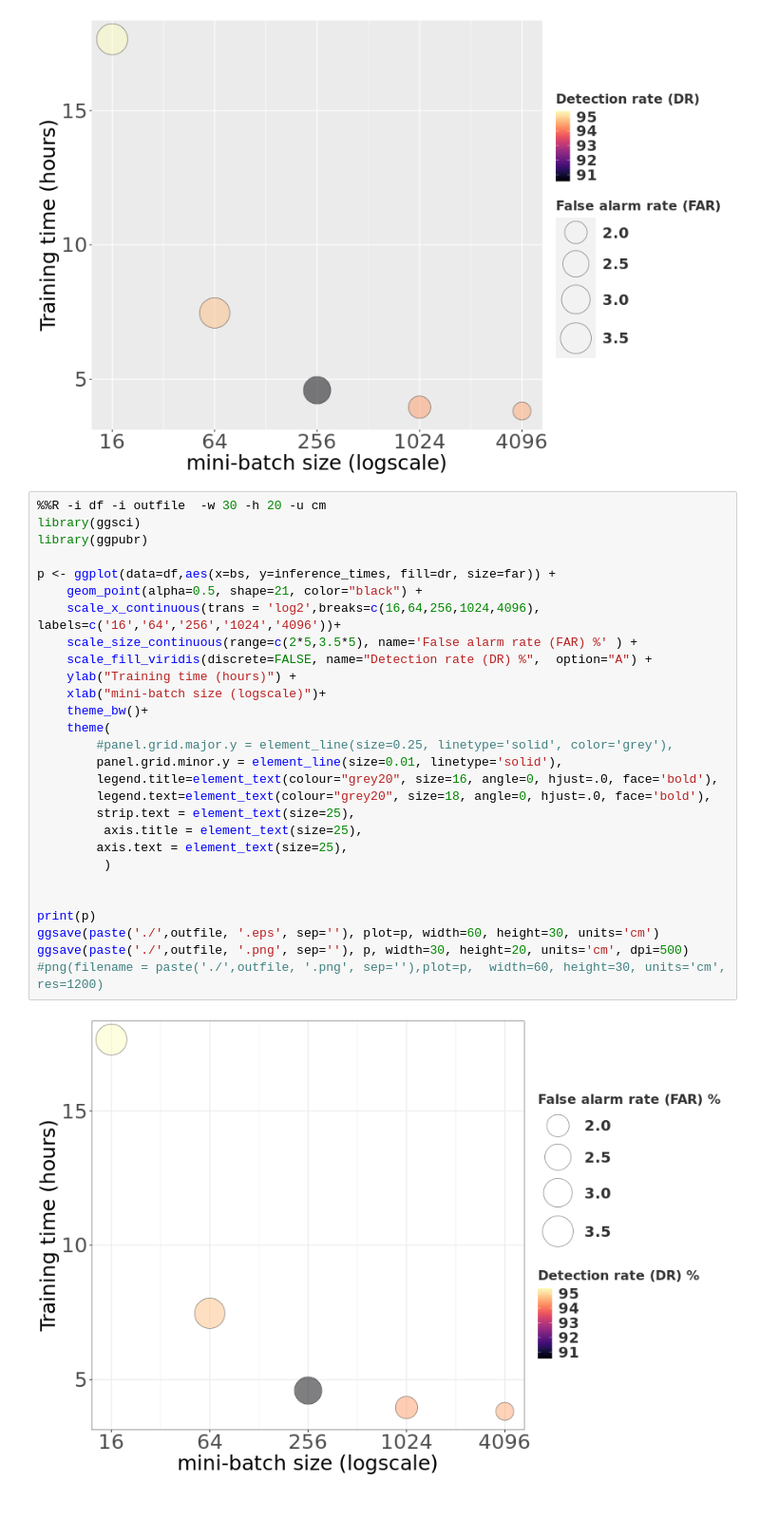
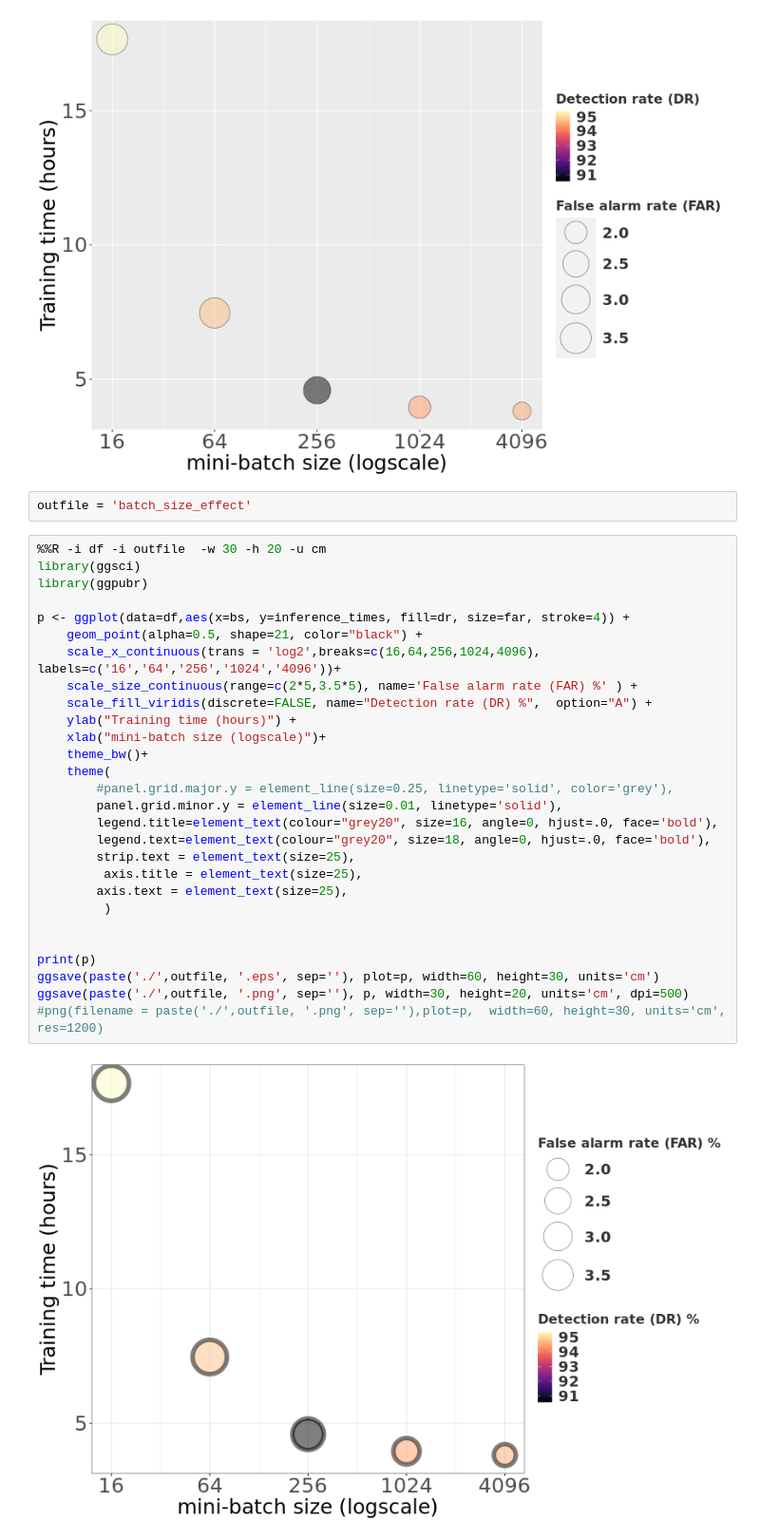
Before and after one commit to harel-coffee/nids-with-sampling-auto, a Jupyter notebook: notebooks/flow-level_eval/Batch size and time.ipynb, the cells around one changed output. Shown at 95% size. Saved outputs shown, nothing was run; the diff lists cells and outputs as text; blank space fills up the shorter version.

Commit message:
improve plot

```diff
--- a/notebooks/flow-level_eval/Batch size and time.ipynb
+++ b/notebooks/flow-level_eval/Batch size and time.ipynb
@@ -167,33 +167,35 @@ ggsave(paste('./',outfile, '.png', sep=''), p, width=30, height=20, units='cm',
 #png(filename = paste('./',outfile, '.png', sep=''),plot=p,  width=60, height=30, units='cm', res=1200)
 # %% [output]
 [figure]
+# %%
+outfile = 'batch_size_effect'
 # %%
 %%R -i df -i outfile  -w 30 -h 20 -u cm
 library(ggsci)
 library(ggpubr)
 
-p <- ggplot(data=df,aes(x=bs, y=inference_times, fill=dr, size=far)) +
+p <- ggplot(data=df,aes(x=bs, y=inference_times, fill=dr, size=far, stroke=4)) +
     geom_point(alpha=0.5, shape=21, color="black") +
     scale_x_continuous(trans = 'log2',breaks=c(16,64,256,1024,4096), labels=c('16','64','256','1024','4096'))+
     scale_size_continuous(range=c(2*5,3.5*5), name='False alarm rate (FAR) %' ) +
     scale_fill_viridis(discrete=FALSE, name="Detection rate (DR) %",  option="A") +
     ylab("Training time (hours)") +
     xlab("mini-batch size (logscale)")+
     theme_bw()+
     theme(
         #panel.grid.major.y = element_line(size=0.25, linetype='solid', color='grey'),
         panel.grid.minor.y = element_line(size=0.01, linetype='solid'),
         legend.title=element_text(colour="grey20", size=16, angle=0, hjust=.0, face='bold'),
         legend.text=element_text(colour="grey20", size=18, angle=0, hjust=.0, face='bold'),
         strip.text = element_text(size=25),
          axis.title = element_text(size=25),
         axis.text = element_text(size=25),
          )
 
 
 print(p)
 ggsave(paste('./',outfile, '.eps', sep=''), plot=p, width=60, height=30, units='cm')
 ggsave(paste('./',outfile, '.png', sep=''), p, width=30, height=20, units='cm', dpi=500)
 #png(filename = paste('./',outfile, '.png', sep=''),plot=p,  width=60, height=30, units='cm', res=1200)
 # %% [output]
-[figure, old version]
+[figure, new version]
```
Also changed, not shown: 3 other files.
